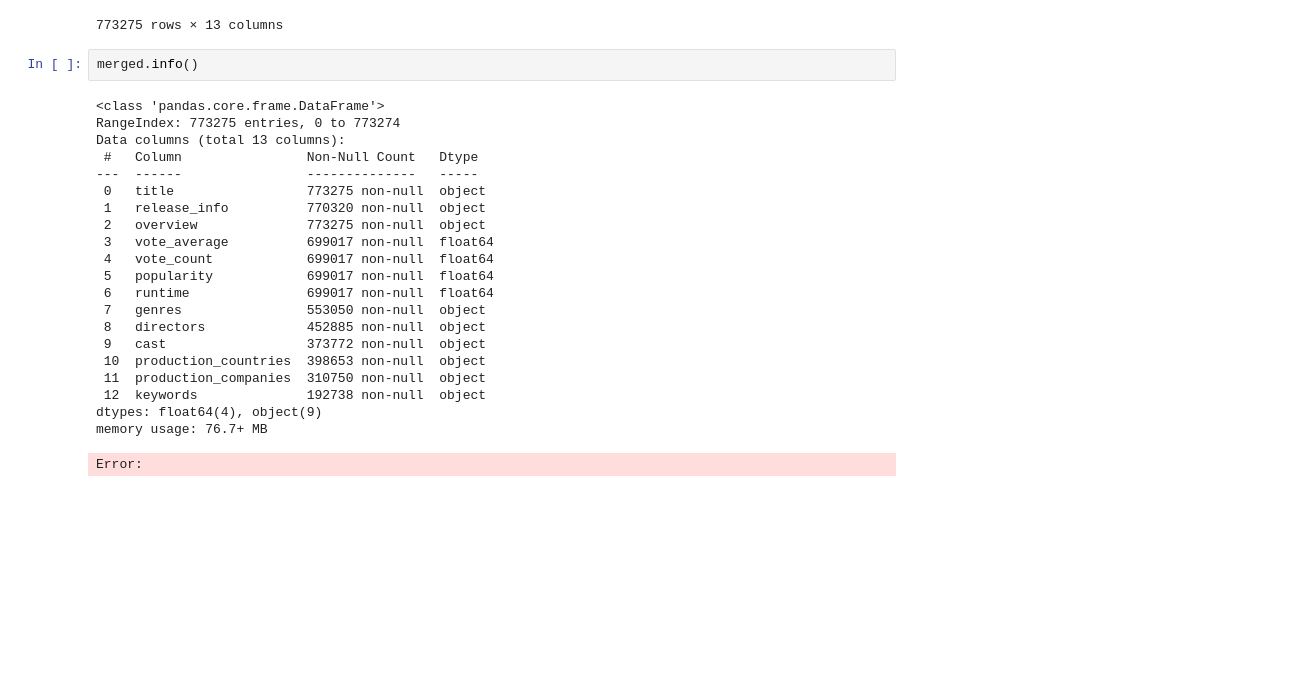
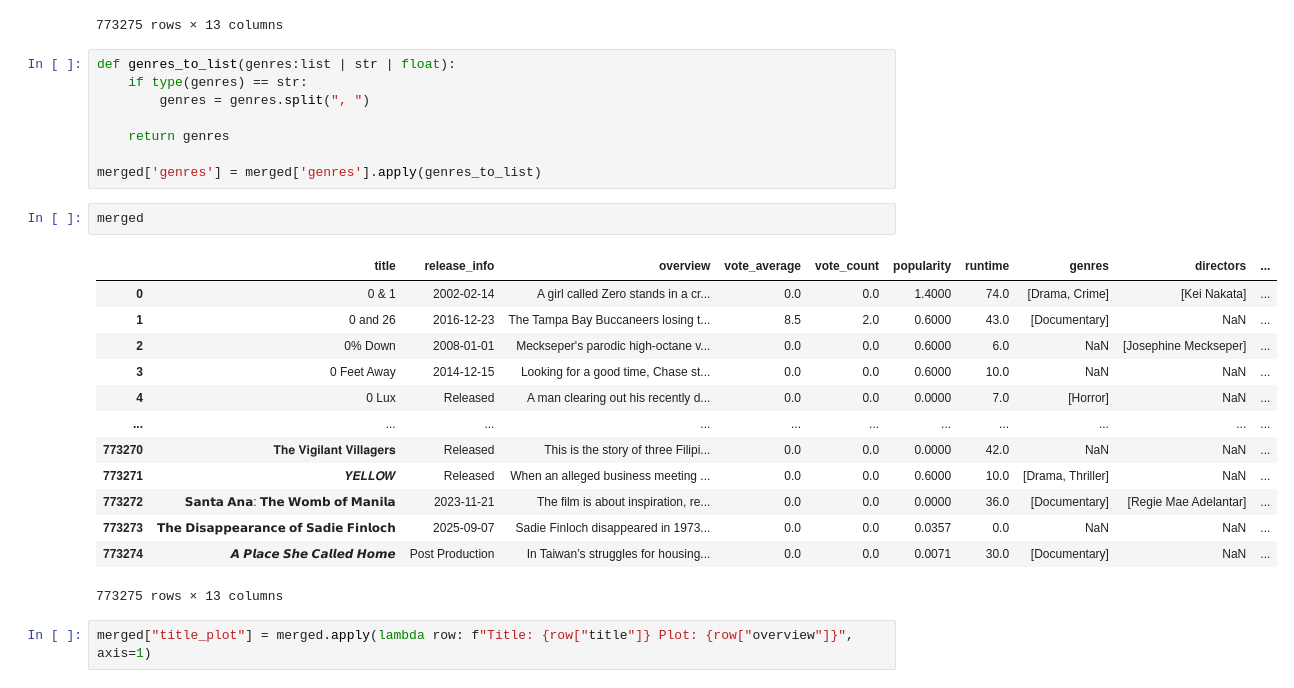
Before and after one commit to WorriedSeat/RAG, a Jupyter notebook: src/dataset/dataset_experiments.ipynb, the cells around one changed output. Drawn from its saved outputs; the diff is of its cells as text; blank space fills up the shorter version.

```diff
--- a/src/dataset/dataset_experiments.ipynb
+++ b/src/dataset/dataset_experiments.ipynb
@@ -298,26 +298,28 @@ memory usage: 76.7+ MB
 | 773274 | 𝘼 𝙋𝙡𝙖𝙘𝙚 𝙎𝙝𝙚 𝘾𝙖𝙡𝙡𝙚𝙙 𝙃𝙤𝙢𝙚 | Post Production | In Taiwan’s struggles for housing... | 0.0 | 0.0 | 0.0071 | 30.0 | Documentary | NaN | ... |
 773275 rows × 13 columns
 # %%
-merged.info()
+def genres_to_list(genres:list | str | float):
+    if type(genres) == str:
+        genres = genres.split(", ")
+
+    return genres
+
+merged['genres'] = merged['genres'].apply(genres_to_list)
-# %% [output]
-<class 'pandas.core.frame.DataFrame'>
-RangeIndex: 773275 entries, 0 to 773274
-Data columns (total 13 columns):
- #   Column                Non-Null Count   Dtype
----  ------                --------------   -----
- 0   title                 773275 non-null  object
- 1   release_info          770320 non-null  object
- 2   overview              773275 non-null  object
- 3   vote_average          699017 non-null  float64
- 4   vote_count            699017 non-null  float64
- 5   popularity            699017 non-null  float64
- 6   runtime               699017 non-null  float64
- 7   genres                553050 non-null  object
- 8   directors             452885 non-null  object
- 9   cast                  373772 non-null  object
- 10  production_countries  398653 non-null  object
- 11  production_companies  310750 non-null  object
- 12  keywords              192738 non-null  object
-dtypes: float64(4), object(9)
-memory usage: 76.7+ MB
-Error:
+# %%
+merged
+# %% [output]
+|  | title | release_info | overview | vote_average | vote_count | popularity | runtime | genres | directors | ... |
+| 0 | 0 & 1 | 2002-02-14 | A girl called Zero stands in a cr... | 0.0 | 0.0 | 1.4000 | 74.0 | [Drama, Crime] | [Kei Nakata] | ... |
+| 1 | 0 and 26 | 2016-12-23 | The Tampa Bay Buccaneers losing t... | 8.5 | 2.0 | 0.6000 | 43.0 | [Documentary] | NaN | ... |
+| 2 | 0% Down | 2008-01-01 | Meckseper's parodic high-octane v... | 0.0 | 0.0 | 0.6000 | 6.0 | NaN | [Josephine Meckseper] | ... |
+| 3 | 0 Feet Away | 2014-12-15 | Looking for a good time, Chase st... | 0.0 | 0.0 | 0.6000 | 10.0 | NaN | NaN | ... |
+| 4 | 0 Lux | Released | A man clearing out his recently d... | 0.0 | 0.0 | 0.0000 | 7.0 | [Horror] | NaN | ... |
+| ... | ... | ... | ... | ... | ... | ... | ... | ... | ... | ... |
+| 773270 | 𝐓𝐡𝐞 𝐕𝐢𝐠𝐢𝐥𝐚𝐧𝐭 𝐕𝐢𝐥𝐥𝐚𝐠𝐞𝐫𝐬 | Released | This is the story of three Filipi... | 0.0 | 0.0 | 0.0000 | 42.0 | NaN | NaN | ... |
+| 773271 | 𝒀𝑬𝑳𝑳𝑶𝑾 | Released | When an alleged business meeting ... | 0.0 | 0.0 | 0.6000 | 10.0 | [Drama, Thriller] | NaN | ... |
+| 773272 | 𝗦𝗮𝗻𝘁𝗮 𝗔𝗻𝗮: 𝗧𝗵𝗲 𝗪𝗼𝗺𝗯 𝗼𝗳 𝗠𝗮𝗻𝗶𝗹𝗮 | 2023-11-21 | The film is about inspiration, re... | 0.0 | 0.0 | 0.0000 | 36.0 | [Documentary] | [Regie Mae Adelantar] | ... |
+| 773273 | 𝗧𝗵𝗲 𝗗𝗶𝘀𝗮𝗽𝗽𝗲𝗮𝗿𝗮𝗻𝗰𝗲 𝗼𝗳 𝗦𝗮𝗱𝗶𝗲 𝗙𝗶𝗻𝗹𝗼𝗰𝗵 | 2025-09-07 | Sadie Finloch disappeared in 1973... | 0.0 | 0.0 | 0.0357 | 0.0 | NaN | NaN | ... |
+| 773274 | 𝘼 𝙋𝙡𝙖𝙘𝙚 𝙎𝙝𝙚 𝘾𝙖𝙡𝙡𝙚𝙙 𝙃𝙤𝙢𝙚 | Post Production | In Taiwan’s struggles for housing... | 0.0 | 0.0 | 0.0071 | 30.0 | [Documentary] | NaN | ... |
+773275 rows × 13 columns
+# %%
+merged["title_plot"] = merged.apply(lambda row: f"Title: {row["title"]} Plot: {row["overview"]}", axis=1)
```
Also changed, not shown: parts of 4 cells of this notebook, 2 other files.
